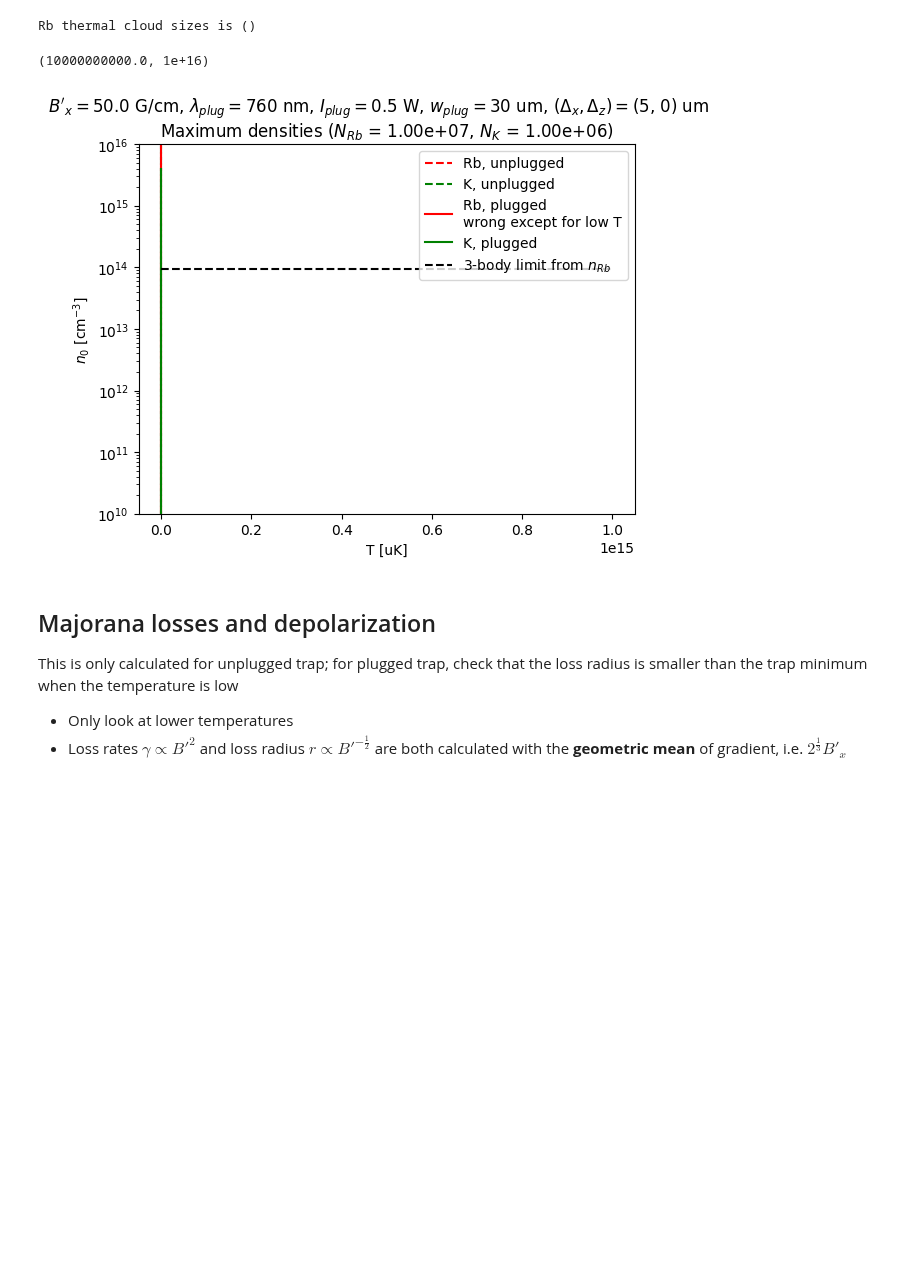
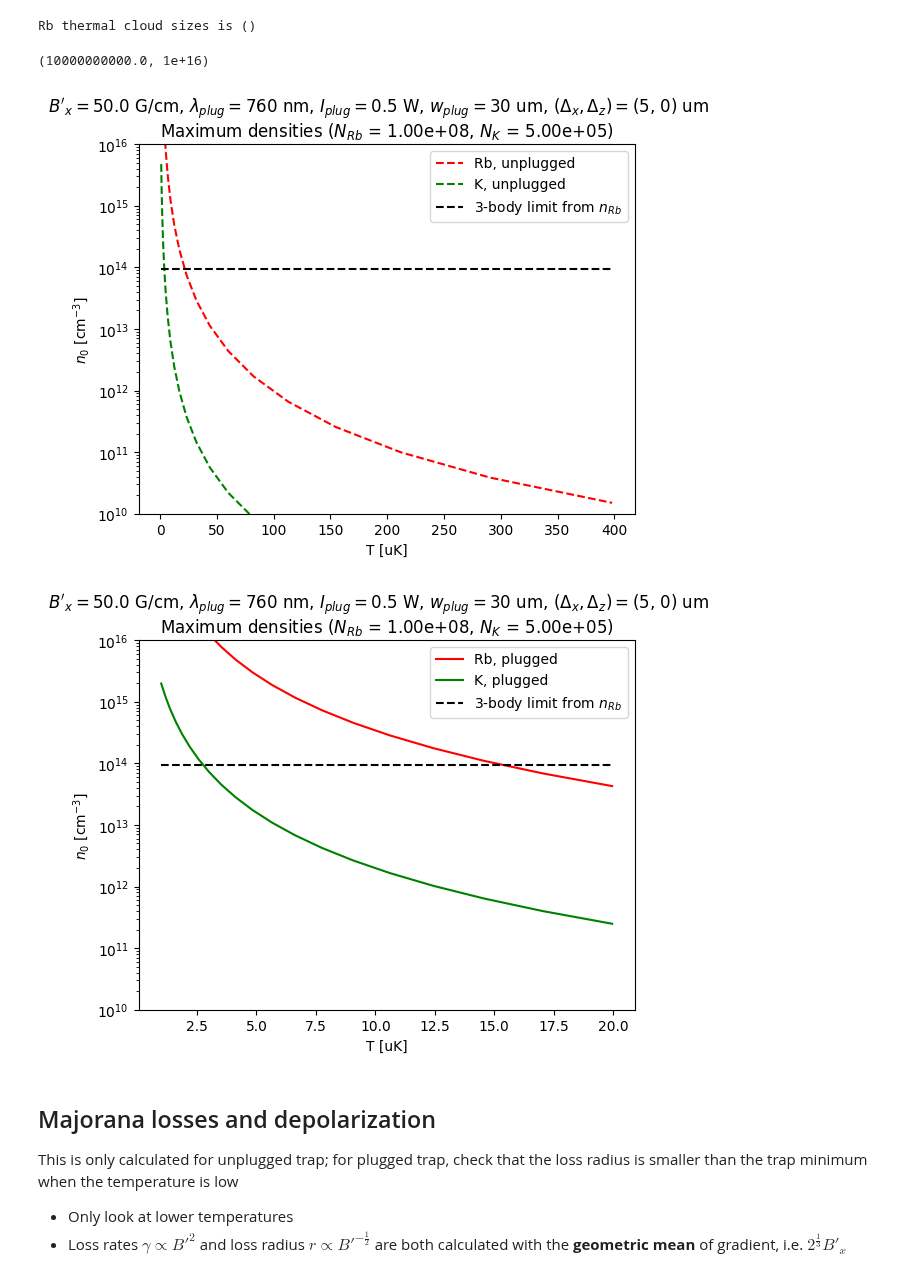
Before and after one commit to Shao-Wen-Chang/E9_constant, a Jupyter notebook: projects/general_cooling_trapping/plug_beam_calculations.ipynb, the cells around one changed output. Drawn from its saved outputs; the diff is of its cells as text; code cells hidden in the pictures; blank space fills up the shorter version.

```diff
--- a/projects/general_cooling_trapping/plug_beam_calculations.ipynb
+++ b/projects/general_cooling_trapping/plug_beam_calculations.ipynb
@@ -283,8 +283,10 @@ Trap parameters are the ones used in the calculations above
 dim_N_Rb = 100
 dim_N_K = 50
 dim_T = 20
-T_range = np.logspace(0, 15, dim_T) * 1e-6     # Temperature of the gas, assuming thermal equilibrium
-T_uK_range = T_range * 1e6                      # Temperature in uK (for plotting)
+T_high_range = np.logspace(0, 2.6, dim_T) * 1e-6     # Temperature of the gas, assuming thermal equilibrium
+T_high_uK_range = T_high_range * 1e6                      # Temperature in uK (for plotting)
+T_low_range = np.logspace(0, 1.3, dim_T) * 1e-6     # Temperature of the gas, assuming thermal equilibrium
+T_low_uK_range = T_low_range * 1e6                      # Temperature in uK (for plotting)
 T_selected_index = np.arange(0, dim_T, 5)       # Index of the temperatures looked at for selected plots
 # %% [markdown]
 ## Cloud sizes and densities
@@ -311,29 +313,40 @@ print("Rb thermal cloud sizes is ()")
 Rb thermal cloud sizes is ()
 # %%
 # Maximum cloud densities for a specific atom number
-N_Rb = 1e7
-N_K = 1e6
-nmax_Rb_unplugged = E9ct.n_peak_lin(N_Rb, B_grad_xy * mu_Rb, T_range)
-nmax_Rb_plugged = E9ct.n_peak_har(N_Rb, wbar_PQ_Rb, T_range, E9c.m_Rb87)
-nmax_K_unplugged = E9ct.n_peak_lin(N_K, B_grad_xy * mu_K, T_range)
-nmax_K_plugged = E9ct.n_peak_har(N_K, wbar_PQ_K, T_range, E9c.m_K40)
+N_Rb = 1e8
+N_K = 5e5
+nmax_Rb_unplugged = E9ct.n_peak_lin(N_Rb, B_grad_xy * mu_Rb, T_high_range)
+nmax_Rb_plugged = E9ct.n_peak_har(N_Rb, wbar_PQ_Rb, T_high_range, E9c.m_Rb87)
+nmax_K_unplugged = E9ct.n_peak_lin(N_K, B_grad_xy * mu_K, T_high_range)
+nmax_K_plugged = E9ct.n_peak_har(N_K, wbar_PQ_K, T_high_range, E9c.m_K40)
 # %%
 # Plot the thermal cloud densities as a function of temperature (radii plotted in the Majorana section)
-fig_nmax, ax_nmax = plt.subplots(1, 1)
-ax_nmax.semilogy(T_uK_range, nmax_Rb_unplugged * 1e-6, ls = "--", color = Rb_plot_color, label = "Rb, unplugged")
-ax_nmax.semilogy(T_uK_range, nmax_K_unplugged * 1e-6, ls = "--", color = K_plot_color, label = "K, unplugged")
-ax_nmax.semilogy(T_uK_range, nmax_Rb_plugged * 1e-6, color = Rb_plot_color, label = "Rb, plugged\nwrong except for low T")
-ax_nmax.semilogy(T_uK_range, nmax_K_plugged * 1e-6, color = K_plot_color, label = "K, plugged")
-ax_nmax.hlines(1e-6 / np.sqrt(E9c.G3loss_Rb87_F2mF2), T_uK_range[0], T_uK_range[-1], ls = "--", color = "black", label = "3-body limit from " + r"$n_{Rb}$")
-ax_nmax.legend()
-ax_nmax.set_title(r"Maximum densities ($N_{Rb}$ = " + f"{N_Rb:.2e}, " + r"$N_{K}$ = " + f"{N_K:.2e})")
-ax_nmax.set_xlabel("T [uK]")
-ax_nmax.set_ylabel(r"$n_0$ [cm$^{-3}$]")
-fig_nmax.suptitle(fig_title_trap_params)
-ax_nmax.set_ylim([1e10, 1e16])
+fig_nmax_high, ax_nmax_high = plt.subplots(1, 1)
+ax_nmax_high.semilogy(T_high_uK_range, nmax_Rb_unplugged * 1e-6, ls = "--", color = Rb_plot_color, label = "Rb, unplugged")
+ax_nmax_high.semilogy(T_high_uK_range, nmax_K_unplugged * 1e-6, ls = "--", color = K_plot_color, label = "K, unplugged")
+# Don't plot plugged for high T plot because they're gonna be pretty wrong
+ax_nmax_high.hlines(1e-6 / np.sqrt(E9c.G3loss_Rb87_F2mF2), T_high_uK_range[0], T_high_uK_range[-1], ls = "--", color = "black", label = "3-body limit from " + r"$n_{Rb}$")
+ax_nmax_high.legend()
+ax_nmax_high.set_title(r"Maximum densities ($N_{Rb}$ = " + f"{N_Rb:.2e}, " + r"$N_{K}$ = " + f"{N_K:.2e})")
+ax_nmax_high.set_xlabel("T [uK]")
+ax_nmax_high.set_ylabel(r"$n_0$ [cm$^{-3}$]")
+fig_nmax_high.suptitle(fig_title_trap_params)
+ax_nmax_high.set_ylim([1e10, 1e16])
+
+fig_nmax_low, ax_nmax_low = plt.subplots(1, 1)
+ax_nmax_low.semilogy(T_low_uK_range, nmax_Rb_plugged * 1e-6, color = Rb_plot_color, label = "Rb, plugged")
+ax_nmax_low.semilogy(T_low_uK_range, nmax_K_plugged * 1e-6, color = K_plot_color, label = "K, plugged")
+ax_nmax_low.hlines(1e-6 / np.sqrt(E9c.G3loss_Rb87_F2mF2), T_low_uK_range[0], T_low_uK_range[-1], ls = "--", color = "black", label = "3-body limit from " + r"$n_{Rb}$")
+ax_nmax_low.legend()
+ax_nmax_low.set_title(r"Maximum densities ($N_{Rb}$ = " + f"{N_Rb:.2e}, " + r"$N_{K}$ = " + f"{N_K:.2e})")
+ax_nmax_low.set_xlabel("T [uK]")
+ax_nmax_low.set_ylabel(r"$n_0$ [cm$^{-3}$]")
+fig_nmax_low.suptitle(fig_title_trap_params)
+ax_nmax_low.set_ylim([1e10, 1e16])
 # %% [output]
 (10000000000.0, 1e+16)
-[figure, old version]
+[figure, new version]
+[figure, added]
 # %%
 # Density of the thermal cloud calculated using the exact potential
 # They have the dimensions of (dim_x, dim_y, dim_z, dim_T), and will need to be multiplied by N_atoms
```
Also changed, not shown: parts of 8 cells of this notebook, 3 other files.
